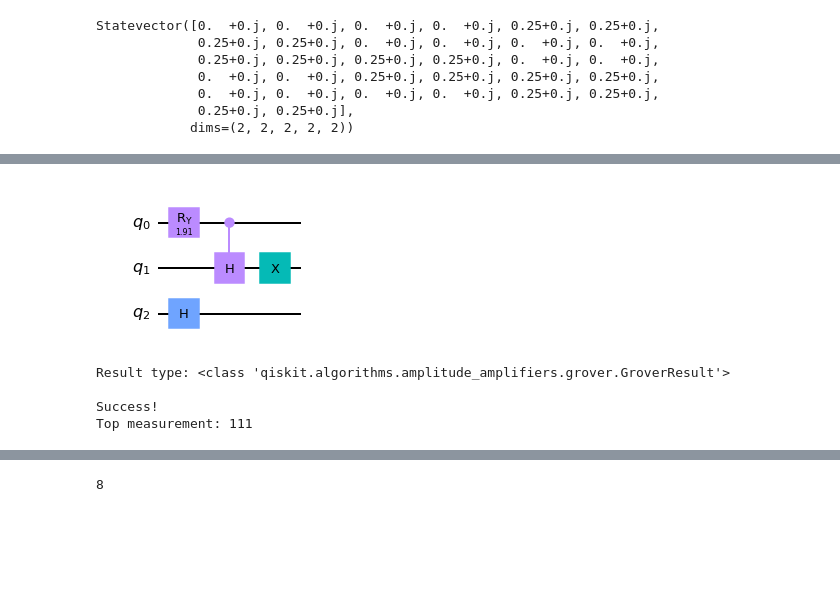
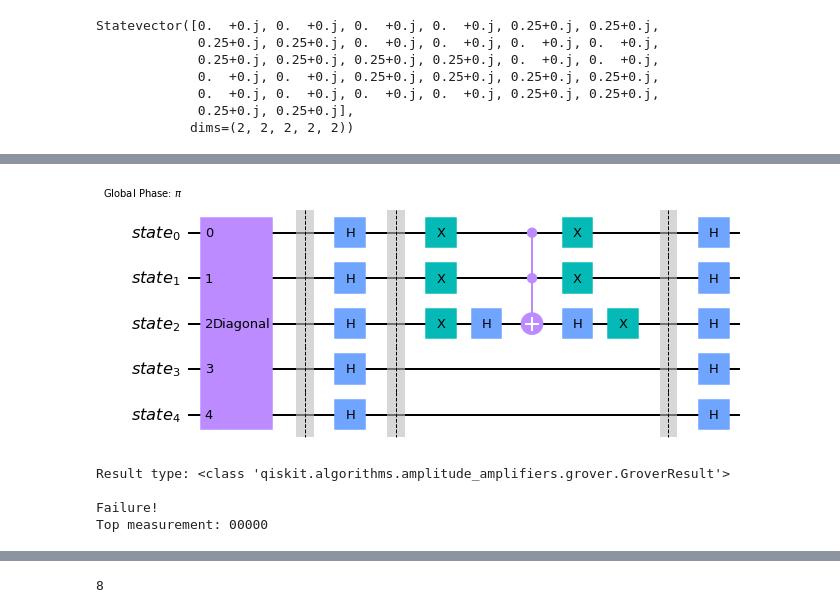
Before and after one commit to Eagle-quantum/QuPCA, a Jupyter notebook: new_tomography.ipynb, the cells around one changed output, grey strips where cells are left out. Drawn from its saved outputs; the diff is of its cells as text; code cells hidden in the pictures; blank space fills up the shorter version.

Commit message:
add phaseOracle

```diff
--- a/new_tomography.ipynb
+++ b/new_tomography.ipynb
@@ -62,3 +61,6 @@ example_matrix1,np.linalg.eig(example_matrix1)
  (array([0.92658152, 0.07341848]),
   array([[ 0.9725247 , -0.23279972],
          [ 0.23279972,  0.9725247 ]])))
+# %%
+sum_squares = (example_matrix**2).sum()
+input_probabilities = (example_matrix**2/sum_squares).flatten()
@@ -203,0 +210,4 @@ total_circuit_sim.decompose(reps=1).draw("mpl")
+# %%
+aer_back=Aer.get_backend('statevector_simulator')
+st=aer_back.run(transpile(total_circuit_sim,aer_back)).result().get_statevector()
+print(st)
@@ -285,10 +335,13 @@ Statevector([0.  +0.j, 0.  +0.j, 0.  +0.j, 0.  +0.j, 0.25+0.j, 0.25+0.j,
 oracle = QuantumCircuit(3)
 oracle.ccz(0, 1, 2)
 
-theta = 2 * np.arccos(1 / np.sqrt(3))
-state_preparation = QuantumCircuit(3)
+theta = 2 * np.arccos(1 / np.sqrt(5))
+state_preparation = QuantumCircuit(5)
 state_preparation.ry(theta, 0)
 state_preparation.ch(0,1)
 state_preparation.x(1)
 state_preparation.h(2)
+state_preparation.ry(theta,3)
+state_preparation.ry(theta,4)
+state_preparation.draw()
 # %% [output]
@@ -295,0 +359,11 @@ state_preparation.h(2)
+# %%
+from qiskit.circuit.library.phase_oracle import PhaseOracle
+expression = '(a & b & c & d & e) | (e & d & b & ~a & c)| (~e & d & b & ~a & c)'
+#expression = '(c & d & e) | (~c&d&e)'
+phaseOracle=PhaseOracle(expression)
+'''state_preparation=QuantumCircuit(5)
+for i in range(5):
+    state_preparation.h(i)'''
+groverOperator=GroverOperator(oracle=phaseOracle,insert_barriers=True)
+expression_problem = AmplificationProblem(phaseOracle,grover_operator=groverOperator)
+display(expression_problem.grover_operator.oracle.decompose().draw(output='mpl'))
@@ -296,7 +386,7 @@ state_preparation.h(2)
 # %%
-#groverOperator=GroverOperator(oracle=normalized_statevector,state_preparation=total_circuit_sim,reflection_qubits=list(range(resolution)),insert_barriers=True)
-problem=AmplificationProblem(oracle=oracle,state_preparation=state_preparation,is_good_state=['110', '111'])
+groverOperator=GroverOperator(oracle=normalized_statevector,state_preparation=state_preparation,reflection_qubits=[0,1,2],insert_barriers=True)
+problem=AmplificationProblem(oracle=normalized_statevector,state_preparation=state_preparation,is_good_state=list(good_states),grover_operator=groverOperator)
 
-problem.grover_operator.state_preparation.draw(output='mpl')
+problem.grover_operator.decompose().draw(output='mpl')
 # %% [output]
-[figure, old version]
+[figure, new version]
@@ -303,9 +396,6 @@ problem.grover_operator.state_preparation.draw(output='mpl')
 # %%
-from qiskit.algorithms import Grover
-from qiskit.primitives import Sampler
 
-
-grover = Grover(sampler=Sampler(),iterations=4)
+grover = Grover(sampler=Sampler(),iterations=2)
 result = grover.amplify(problem)
 print('Result type:', type(result))
 print()
@@ -314,8 +404,8 @@ print('Top measurement:', result.top_measurement)
 # %% [output]
 Result type: <class 'qiskit.algorithms.amplitude_amplifiers.grover.GroverResult'>
 
-Success!
-Top measurement: 111
+Failure!
+Top measurement: 00000
 # %%
 result.circuit_results
 # %% [output]
```
Also changed, not shown: parts of 16 cells of this notebook.
